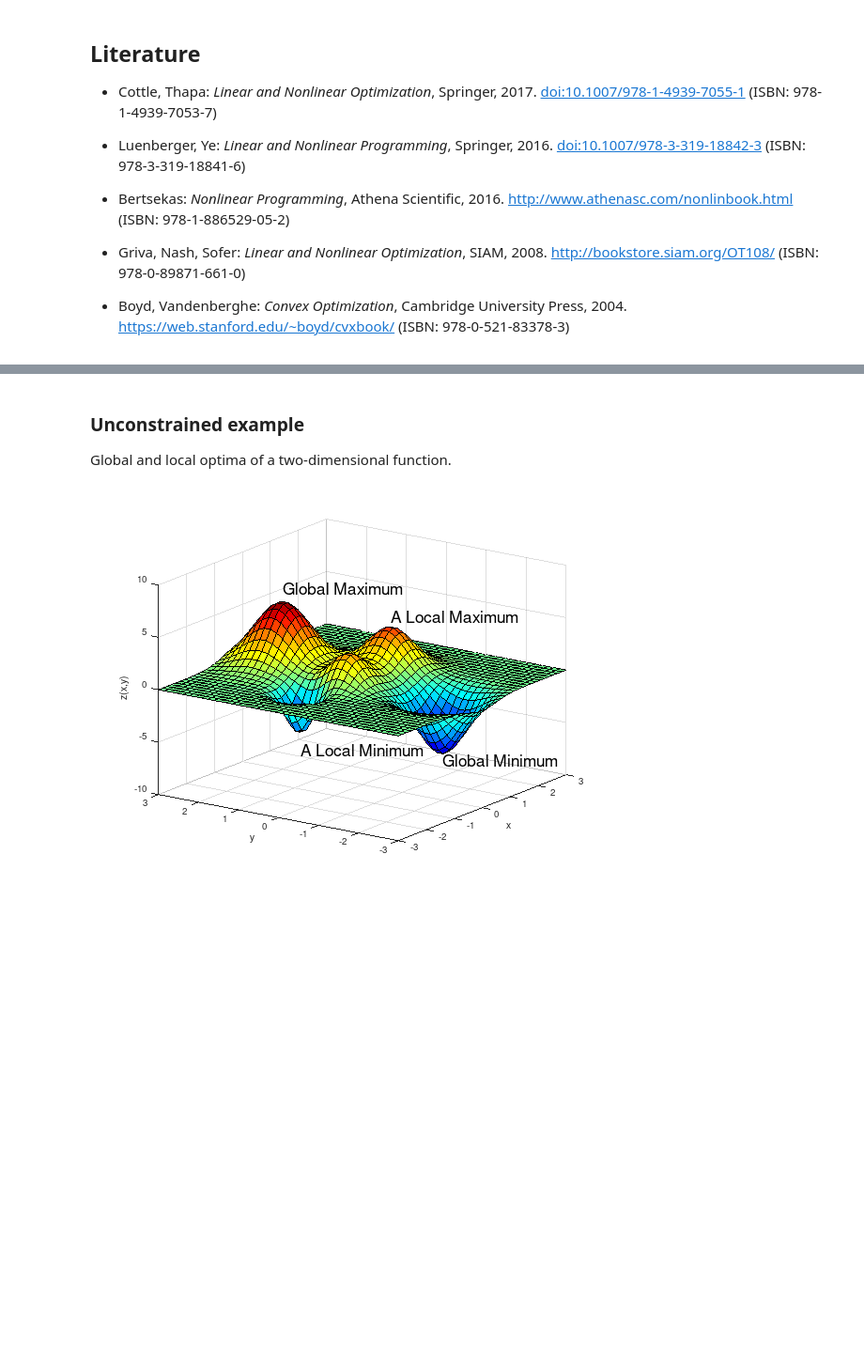
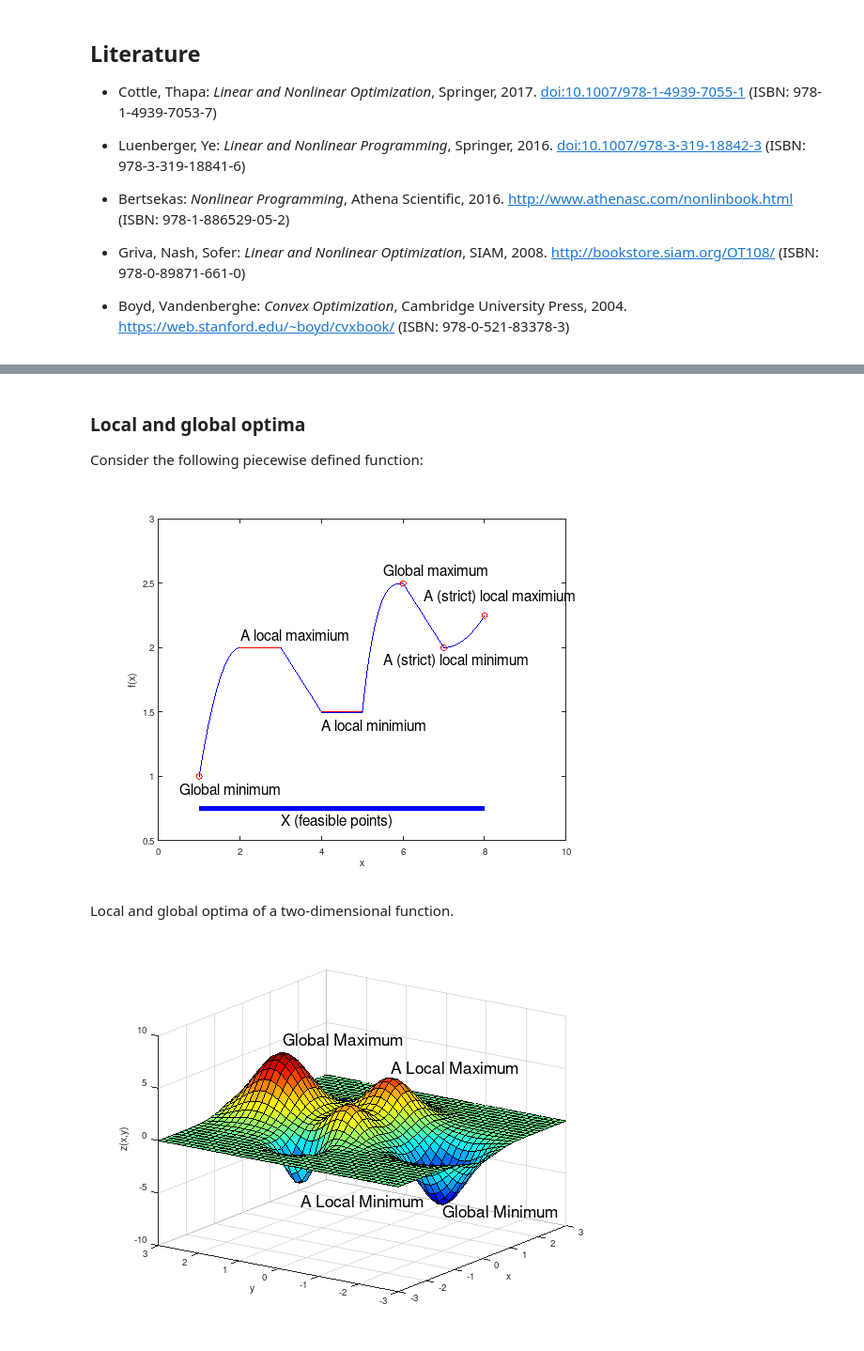
Before and after one commit to siko1056/optim-2021, a Jupyter notebook: jupyter/nlo-lecture-01-intro.ipynb, the cells around one changed output, grey strips where cells are left out. Shown: that part at 94% size. Cells and saved outputs as stored; diff of their text form; code cells hidden in the pictures; blank space fills up the shorter version.

```diff
--- a/jupyter/nlo-lecture-01-intro.ipynb
+++ b/jupyter/nlo-lecture-01-intro.ipynb
@@ -93,7 +109,39 @@ i.e. that are **feasible**.
 # %% [markdown]
-### Unconstrained example
+### Local and global optima
 
-Global and local optima of a two-dimensional function.
+Consider the following piecewise defined function:
+# %%
+f = {@(x) -(x - 2).^2 + 2, ...
+     @(x) 2, ...
+     @(x) -(x - 7) / 2, ...
+     @(x) 3/2, ...
+     @(x) (x - 6).^3 + 5/2, ...
+     @(x) -(x - 11) / 2, ...
+     @(x) (x - 7).^2 / 4 + 2};
+for i = 1:7
+  fun = f{i};
+  x = linspace (i, i + 1, 40);
+  y = fun (x);
+  plot (x, y, 'b');
+  hold on;
+end
+xlim ([0, 10]);
+ylim ([0.5, 3]);
+xlabel ('x');
+ylabel ('f(x)');
+fmt = {'FontSize', 16};
+plot (1, 1.00, 'ro'); text (0.5, 0.9, 'Global minimum', fmt{:});
+plot (6, 2.50, 'ro'); text (5.5, 2.6, 'Global maximum', fmt{:});
+plot (7, 2.00, 'ro'); text (5.5, 1.9, 'A (strict) local minimum', fmt{:});
+plot (8, 2.25, 'ro'); text (6.5, 2.4, 'A (strict) local maximium', fmt{:});
+plot (2:3, [2, 2],     'r'); text (2, 2.1, 'A local maximium', fmt{:});
+plot (4:5, [3, 3] / 2, 'r'); text (4, 1.4, 'A local minimium', fmt{:});
+plot ([1, 8], [0.75, 0.75], 'b', 'LineWidth', 6);
+text (3, 0.65, 'X (feasible points)', fmt{:});
+# %% [output]
+[figure, added]
+# %% [markdown]
+Local and global optima of a two-dimensional function.
 # %%
 N = 3;
 [X,Y] = meshgrid (linspace (-N, N, 40));
```
Also changed, not shown: parts of 15 cells of this notebook, 2 other files.
